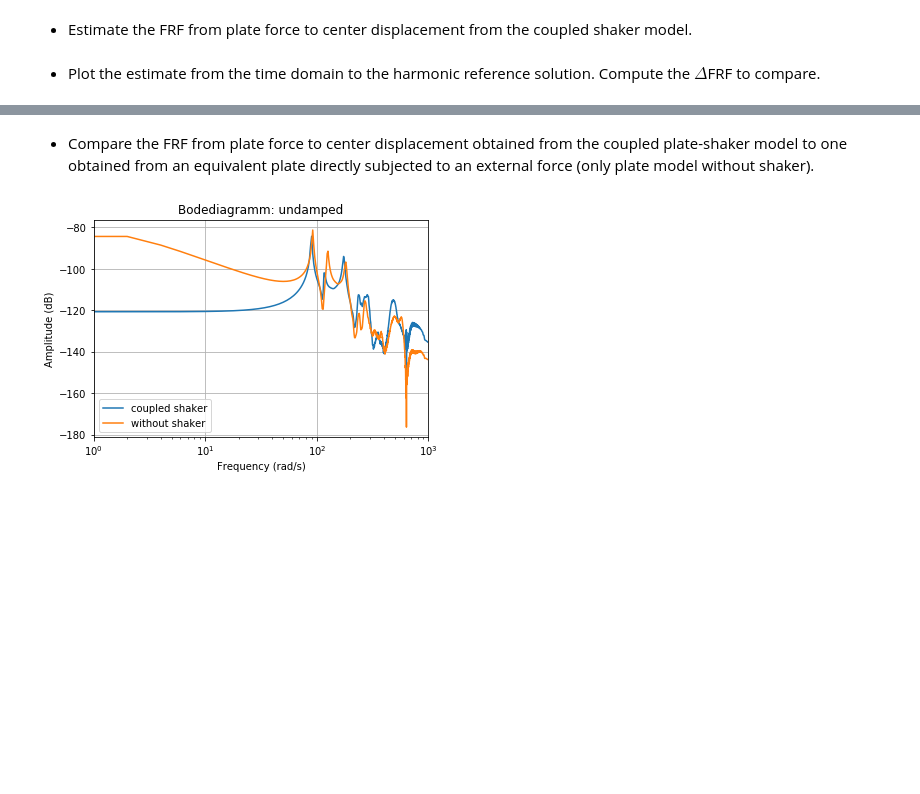
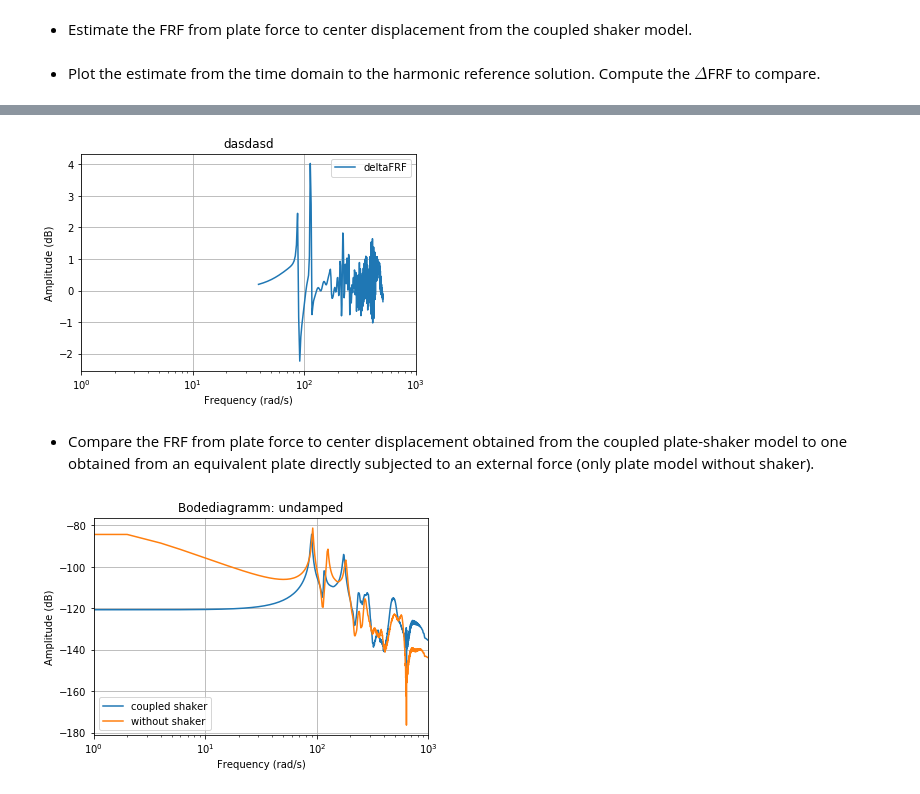
Before and after one commit to phmandl/modalanalyse, a Jupyter notebook: HW4/4_MeasurementTechniques_template_max.ipynb, the cells around one changed output, grey strips where cells are left out. Drawn from its saved outputs; the diff is of its cells as text; code cells hidden in the pictures; blank space fills up the shorter version.

Commit message:
Added deltaFRF

```diff
--- a/HW4/4_MeasurementTechniques_template_max.ipynb
+++ b/HW4/4_MeasurementTechniques_template_max.ipynb
@@ -952,3 +921,18 @@ TypeError: ufunc 'bitwise_and' not supported for the input types, and the inputs
+# %%
+delta_frf = Ampl2[f_idx_lower:f_idx_upper] - PC_resp_z[:,0]
+# %%
+#compare amplitude
+plt.plot(frequency, delta_frf,label='deltaFRF')
+plt.title('dasdasd')
+plt.ylabel('Amplitude (dB)')
+plt.xlabel('Frequency (rad/s)')
+plt.xscale('log')
+plt.xlim(1, 1000)
+plt.grid(True)
+plt.legend()
+plt.show()
+# %% [output]
+[figure, added]
 # %% [markdown]
 * Compare the FRF from plate force to center displacement obtained from the coupled plate-shaker model to one obtained from an equivalent plate directly subjected to an external force (only plate model without shaker).
 # %%
```
Also changed, not shown: parts of 16 cells of this notebook.
